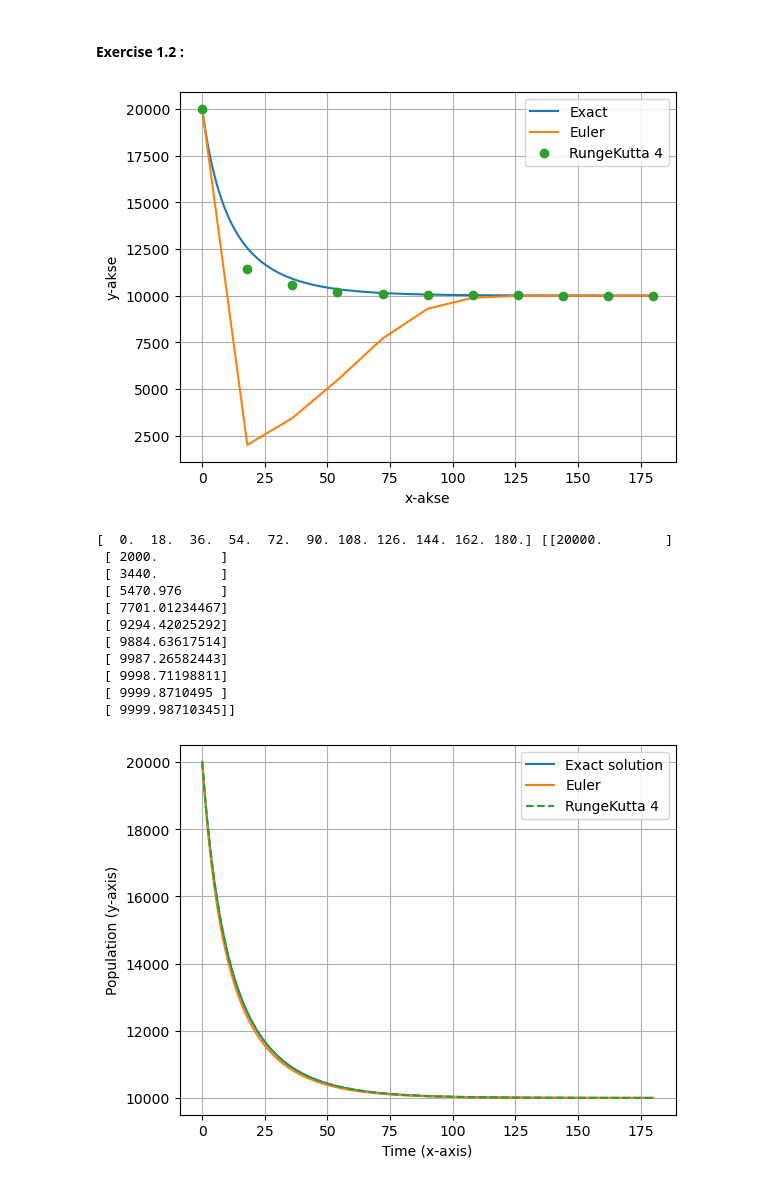
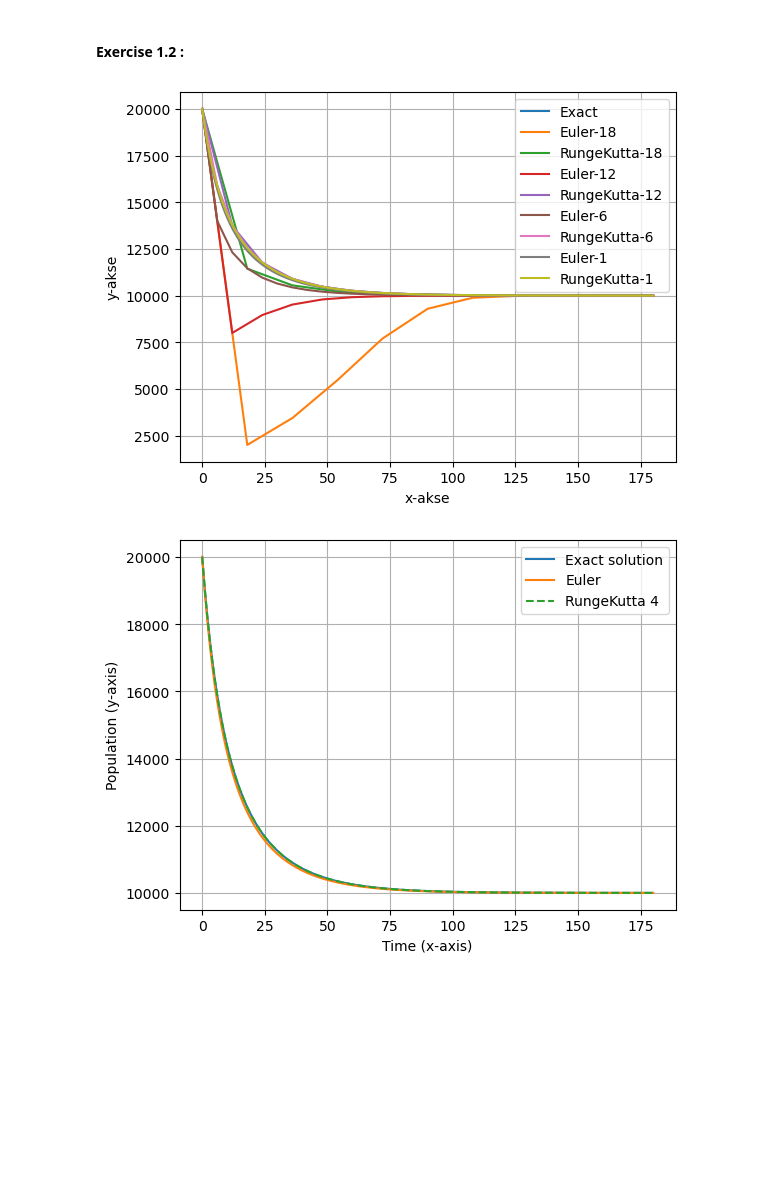
Before and after one commit to 267192/MOD300, a Jupyter notebook: Project 2.ipynb, the cells around one changed output. Drawn from its saved outputs; the diff is of its cells as text; code cells hidden in the pictures; blank space fills up the shorter version.

```diff
--- a/Project 2.ipynb
+++ b/Project 2.ipynb
@@ -17,14 +17,7 @@
 # %%
 import numpy as np
 import matplotlib.pyplot as plt
-
-# This solves example 7.4, page 257 in Numerical Methods in Engineering with Python 3
-# Here we use the flexible framework provided in the book.
-# Here both the 4th order Runge Kutta and the first order Euler method are included.
-# Again, note that if one want to change to another problem
-# one need to adjust x, xstop, y (initial conditions), h1,h2 and the F function.
-# But the functions integrate_euler, integrate_rung4, run_kut 4 are generic.
-
+import math
 
 
 def main():
@@ -32,9 +25,17 @@ def main():
     xStop=15*12  # End of integration
     y=np.array([20000])  #Initial conditions
     h1=18  # Step size
-    h2=18
+    h2=12
+    h3 = 6
+    h4 = 1
     X1,Y1=integrate_euler(F,x,y,xStop,h1)
-    X2,Y2=integrate_rungk4(F,x,y,xStop,h2)
+    X2,Y2=integrate_rungk4(F,x,y,xStop,h1)
+    X3,Y3=integrate_euler(F,x,y,xStop,h2)
+    X4,Y4=integrate_rungk4(F,x,y,xStop,h2)
+    X5,Y5=integrate_euler(F,x,y,xStop,h3)
+    X6,Y6=integrate_rungk4(F,x,y,xStop,h3)
+    X7,Y7=integrate_euler(F,x,y,xStop,h4)
+    X8,Y8=integrate_rungk4(F,x,y,xStop,h4)
     #YEx = 100*X2-5*X2*X2+990*(np.exp(-0.1*X2)-1)
 
 
@@ -67,19 +68,18 @@ def main():
         YExact.append(y)
 
     plt.plot(T1,YExact)
-    plt.plot(X1,Y1[:,0],X2,Y2[:,0],'o')
-    plt.legend(['Exact','Euler','RungeKutta 4'])
+    plt.plot(X1,Y1[:,0],'-',X2,Y2[:,0],'-') #Euler and RungeKutta
+    plt.plot(X3,Y3[:,0],'-',X4,Y4[:,0],'-') #Euler and RungeKutta
+    plt.plot(X5,Y5[:,0],'-',X6,Y6[:,0],'-') #Euler and RungeKutta
+    plt.plot(X7,Y7[:,0],'-',X8,Y8[:,0],'-') #Euler and RungeKutta
+    plt.legend(['Exact','Euler-18','RungeKutta-18', 'Euler-12','RungeKutta-12', 'Euler-6','RungeKutta-6', 'Euler-1','RungeKutta-1'])
     plt.grid(True)
     plt.xlabel('x-akse')
     plt.ylabel('y-akse')
     plt.show()
-    print(X1, Y1)
 
-
+#Eulers method
 def integrate_euler(F,x,y,xStop,h):
-
-    # a general function that applies Eulers method
-
     X=[]
     Y=[]
     X.append(x)
@@ -92,11 +92,8 @@ def integrate_euler(F,x,y,xStop,h):
         X.append(x)
         Y.append(y)
     return np.array(X),np.array(Y)
-
+#Rungekutta 4th order
 def integrate_rungk4(F,x,y,xStop,h):
-
-    # a general function that applies rungekutta
-
     X=[]
     Y=[]
     X.append(x)
@@ -104,48 +101,35 @@ def integrate_rungk4(F,x,y,xStop,h):
 
     while x<xStop:
         h=min(h,xStop-x)
         y=y + run_kut4(F,x,y,h)
         x=x+h
         X.append(x)
         Y.append(y)
     return np.array(X),np.array(Y)
 
-
+#Rungekutta
 def run_kut4(F,x,y,h):
   #  4th order Runge Kutta Method
     K0=h*F(x,y)
     K1=h*F(x+0.5*h,y+0.5*K0)
     K2=h*F(x+0.5*h,y+0.5*K1)
     K3=h*F(x+h,y+K2)
 
     return (K0+2*K1+2*K2+K3)/6.0
 
 
 
 def F(x,y):
     # User specified function that depends on the problem
     K = 10000
     r = 0.6/12
     F=np.zeros(1)
     F[0] = r*(1-y[0]/K)*y[0]
     return F
 
-
-
 main()
 # %% [output]
-[figure, old version]
+[figure, new version]
-[  0.  18.  36.  54.  72.  90. 108. 126. 144. 162. 180.] [[20000.        ]
- [ 2000.        ]
- [ 3440.        ]
- [ 5470.976     ]
- [ 7701.01234467]
- [ 9294.42025292]
- [ 9884.63617514]
- [ 9987.26582443]
- [ 9998.71198811]
- [ 9999.8710495 ]
- [ 9999.98710345]]
 # %%
 import numpy as np
 import matplotlib.pyplot as plt
```
Also changed, not shown: 6 other files.
